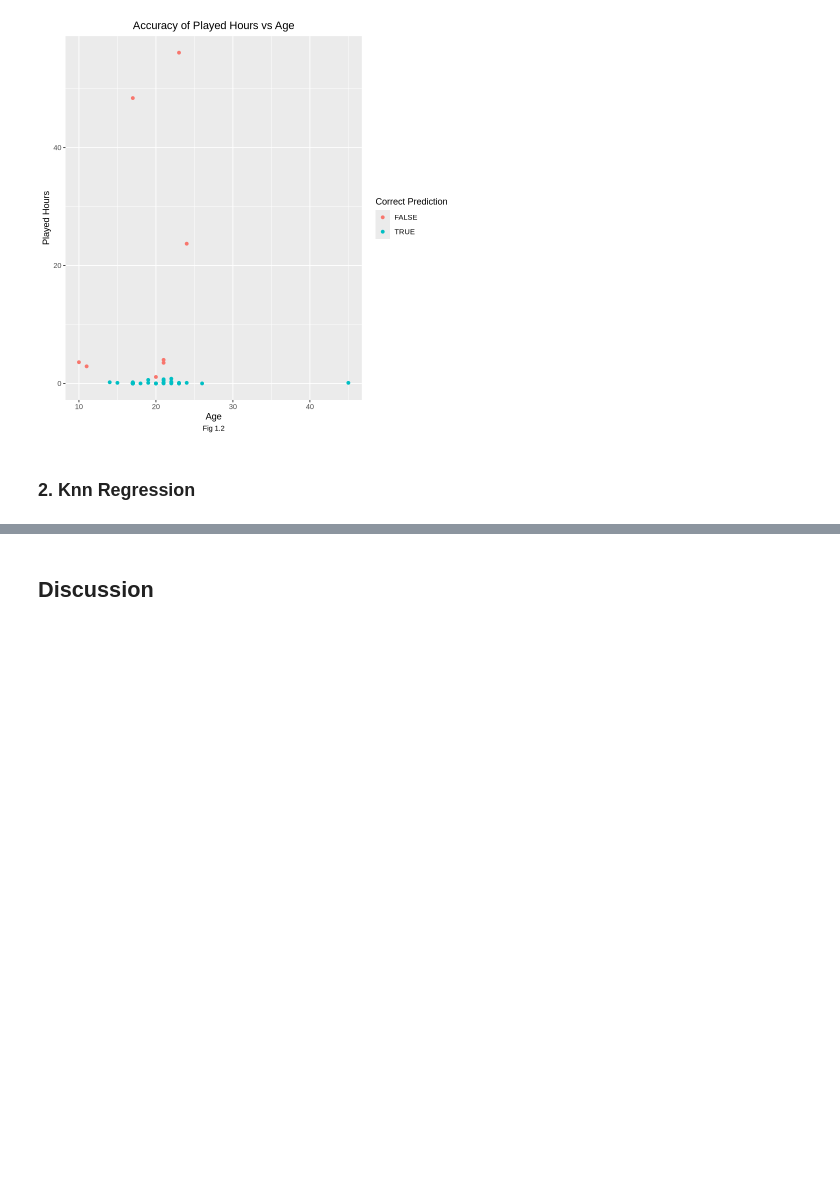
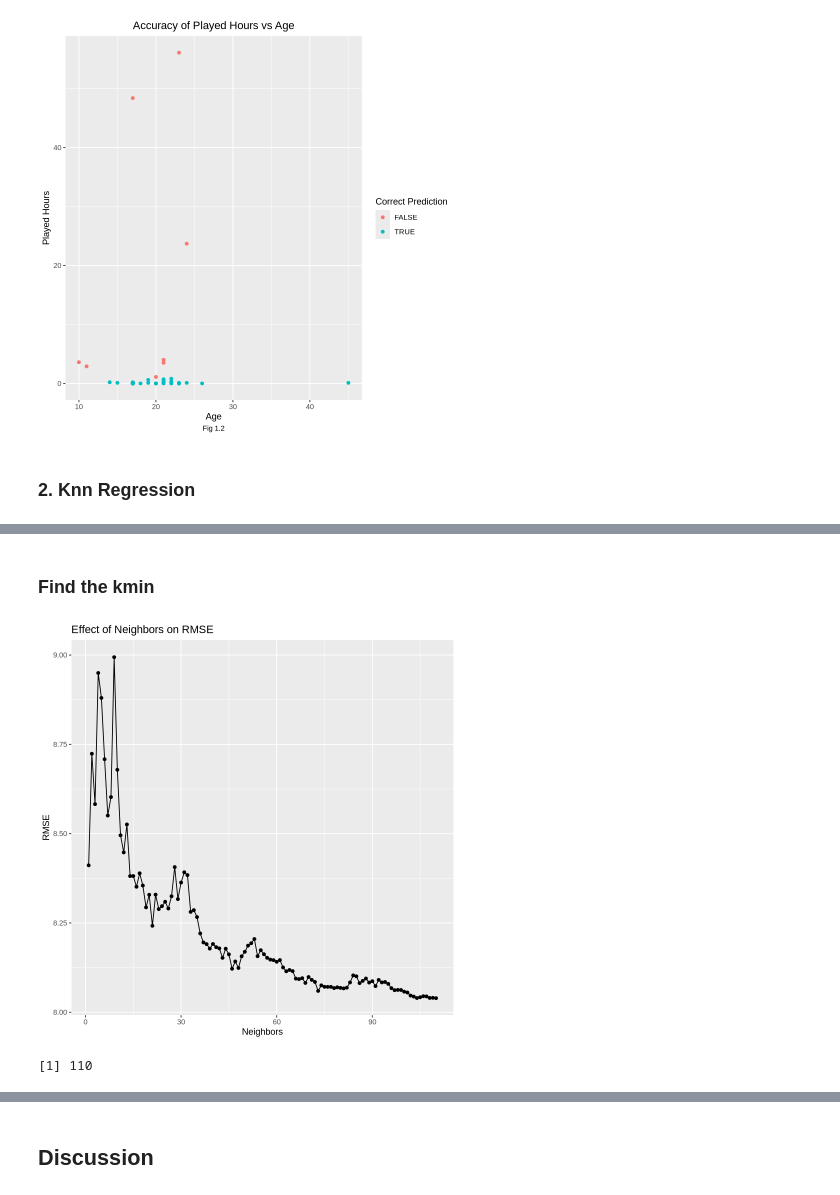
Before and after one commit to Orelye/dsci_100_project, a Jupyter notebook: Compiled.ipynb, the cells around one changed output, grey strips where cells are left out. Cells and saved outputs as stored; diff of their text form; code cells hidden in the pictures; blank space fills up the shorter version.

Commit message:
Compiled
Added the knn regression code to the compiled worksheet

```diff
--- a/Compiled.ipynb
+++ b/Compiled.ipynb
@@ -302,0 +369,17 @@ A tibble: 12 × 2
+# %%
+players_recipe <- recipe( played_hours ~ ., data = players_training) |>
+  step_scale(all_numeric_predictors()) |>
+  step_center(all_numeric_predictors())
+
+players_spec <- nearest_neighbor(weight_func = "rectangular",
+                              neighbors = tune()) |>
+  set_engine("kknn") |>
+  set_mode("regression")
+
+players_vfold <- vfold_cv(players_training, v =7, strata = played_hours)
+
+players_workflow <- workflow() |>
+  add_recipe(players_recipe) |>
+  add_model(players_spec)
+
+players_workflow
@@ -302,0 +405,9 @@ A tibble: 12 × 2
+# %%
+gridvals <- tibble(neighbors = seq(from = 1, to = 110, by = 1))
+
+players_results <- players_workflow |>
+  tune_grid(resamples = players_vfold, grid = gridvals) |>
+  collect_metrics() |>
+  filter(.metric == "rmse")
+
+players_results
@@ -302,0 +425,22 @@ A tibble: 12 × 2
+# %% [markdown]
+### Find the kmin
+# %%
+ggplot(players_results, aes(x = neighbors, y = mean)) +
+  geom_point() +
+  geom_line() +
+  labs(
+    title = "Effect of Neighbors on RMSE",
+    x = "Neighbors",
+    y = "RMSE"
+  )
+# %% [output]
+[figure, added]
+# %%
+best_neighbors <- players_results |>
+  filter(mean == min(mean)) |>
+  pull(neighbors)
+
+
+best_neighbors
+# %% [output]
+[1] 110
```
Also changed, not shown: parts of 24 cells of this notebook.
